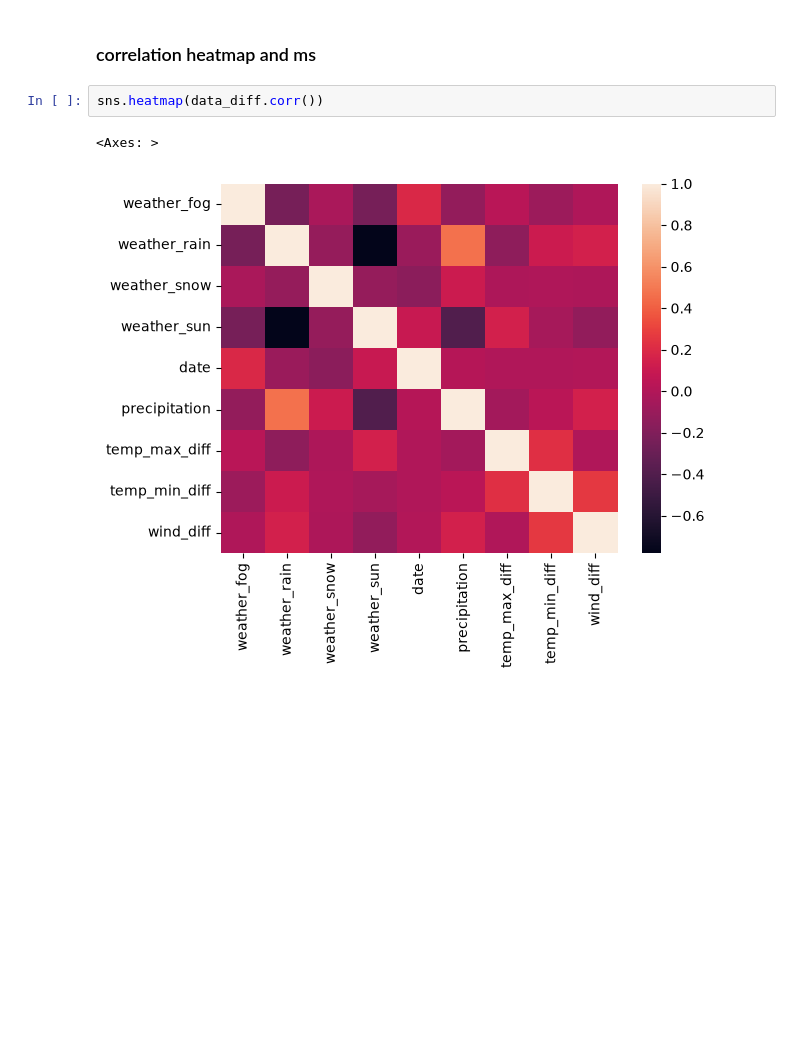
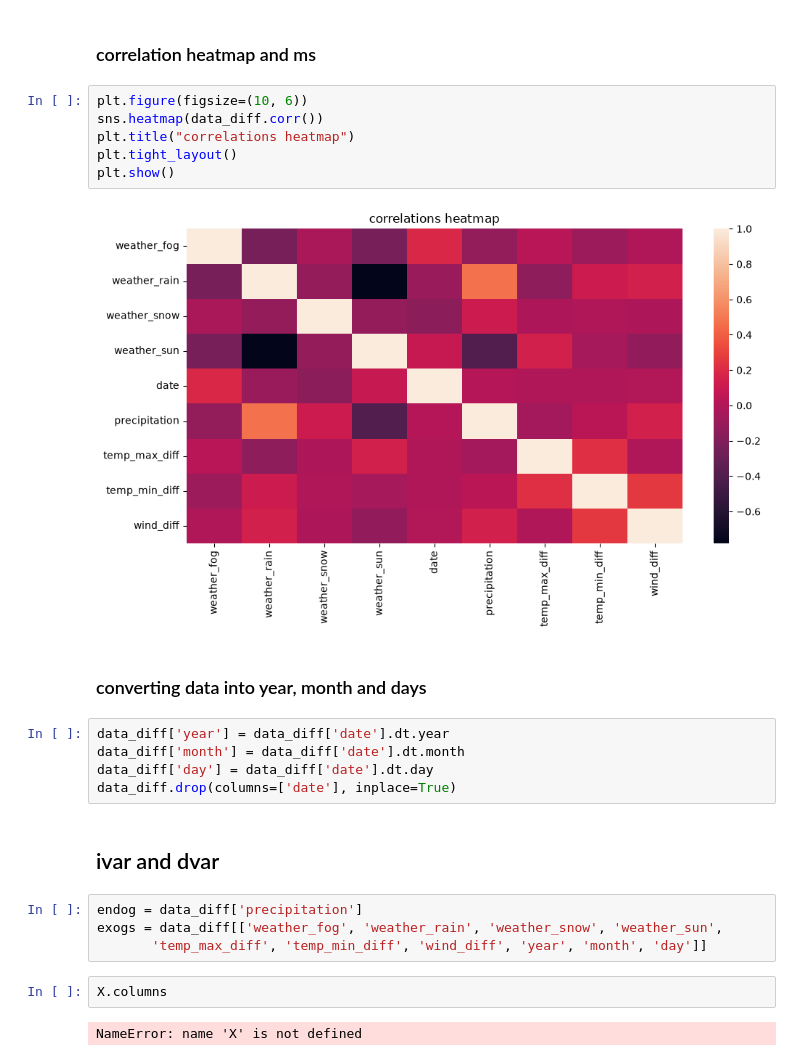
Before and after one commit to AnujThakur-ai/weather-analysis-and-prediction, a Jupyter notebook: weather.ipynb, the cells around one changed output. Cells and saved outputs as stored; diff of their text form; blank space fills up the shorter version.

```diff
--- a/weather.ipynb
+++ b/weather.ipynb
@@ -633,7 +646,27 @@ data_diff.corr()
 # %% [markdown]
 ### correlation heatmap and ms
 # %%
+plt.figure(figsize=(10, 6))
 sns.heatmap(data_diff.corr())
+plt.title("correlations heatmap")
+plt.tight_layout()
+plt.show()
 # %% [output]
-<Axes: >
-[figure, old version]
+[figure, new version]
+# %% [markdown]
+### converting data into year, month and days
+# %%
+data_diff['year'] = data_diff['date'].dt.year
+data_diff['month'] = data_diff['date'].dt.month
+data_diff['day'] = data_diff['date'].dt.day
+data_diff.drop(columns=['date'], inplace=True)
+# %% [markdown]
+## ivar and dvar
+# %%
+endog = data_diff['precipitation']
+exogs = data_diff[['weather_fog', 'weather_rain', 'weather_snow', 'weather_sun',
+       'temp_max_diff', 'temp_min_diff', 'wind_diff', 'year', 'month', 'day']]
+# %%
+X.columns
+# %% [output]
+NameError: name 'X' is not defined
```
Also changed, not shown: parts of 13 cells of this notebook.
